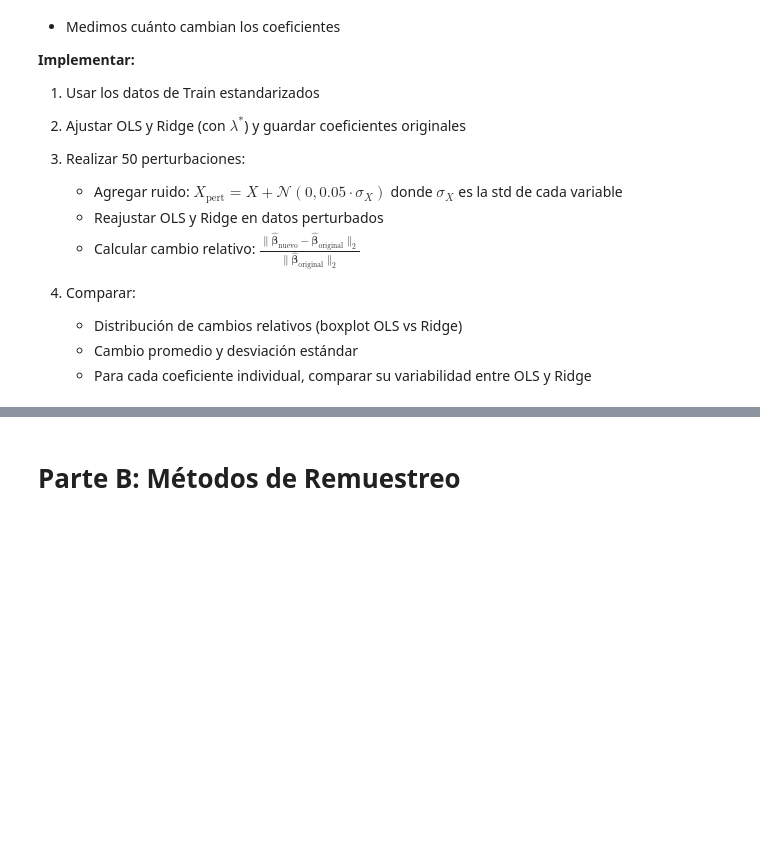
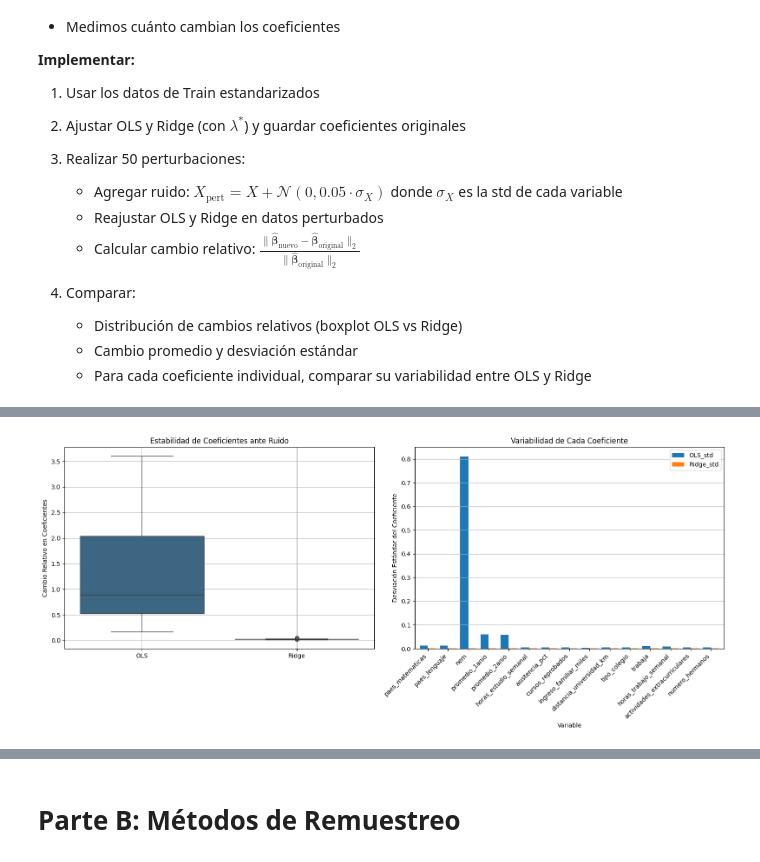
Before and after one commit to Taki3995/Tarea-2-EA, a Jupyter notebook: Tarea_2-ICD3152-2-2025.ipynb, the cells around one changed output, grey strips where cells are left out. Saved outputs shown, nothing was run; the diff lists cells and outputs as text; code cells hidden in the pictures; blank space fills up the shorter version.

```diff
--- a/Tarea_2-ICD3152-2-2025.ipynb
+++ b/Tarea_2-ICD3152-2-2025.ipynb
@@ -425,0 +416,95 @@ Supera a OLS porque la enorme reducción en la varianza que se consigue con esta
+# %%
+# 1. Usar datos de Train estandarizados
+# Ya estandarizados en la seccion anterior
+
+# 2. Ajustar OLS y Ridge (con $\lambda^*$) y guardar coeficientes originales
+# Modelo OLS original
+ols_original = LinearRegression()
+ols_original.fit(X_train_scaled, y_train)
+coef_ols_original = ols_original.coef_
+
+# Modelo Ridge original con lambda óptimo
+ridge_original = Ridge(alpha=optimal_lambda)
+ridge_original.fit(X_train_scaled, y_train)
+coef_ridge_original = ridge_original.coef_
+
+# Listas para almacenar los resultados de las perturbaciones
+ols_relative_changes = []
+ridge_relative_changes = []
+ols_perturbed_coeffs = []
+ridge_perturbed_coeffs = []
+
+# 3. Realizar 50 perturbaciones
+n_perturbations = 50
+# La std de los datos estandarizados es 1, por lo que el ruido es N(0, 0.05)
+noise_std = 0.05
+
+for i in range(n_perturbations):
+    # Agregar ruido gaussiano
+    noise = np.random.normal(loc=0, scale=noise_std, size=X_train_scaled.shape)
+    X_perturbed = X_train_scaled + noise
+
+    # Reajustar OLS en datos perturbados
+    ols_perturbed = LinearRegression()
+    ols_perturbed.fit(X_perturbed, y_train)
+    coef_ols_new = ols_perturbed.coef_
+
+    # Reajustar Ridge en datos perturbados
+    ridge_perturbed = Ridge(alpha=optimal_lambda)
+    ridge_perturbed.fit(X_perturbed, y_train)
+    coef_ridge_new = ridge_perturbed.coef_
+
+    # Calcular y guardar el cambio relativo
+    ols_change = np.linalg.norm(coef_ols_new - coef_ols_original) / np.linalg.norm(coef_ols_original)
+    ridge_change = np.linalg.norm(coef_ridge_new - coef_ridge_original) / np.linalg.norm(coef_ridge_original)
+
+    ols_relative_changes.append(ols_change)
+    ridge_relative_changes.append(ridge_change)
+
+    # Guardar los coeficientes perturbados para análisis individual
+    ols_perturbed_coeffs.append(coef_ols_new)
+    ridge_perturbed_coeffs.append(coef_ridge_new)
+
+
+# 4. Comparar los resultados
+# Boxplot de cambios relativos
+plt.figure(figsize=(16, 7))
+plt.subplot(1, 2, 1)
+sns.boxplot(data=[ols_relative_changes, ridge_relative_changes], palette="viridis")
+plt.xticks([0, 1], ['OLS', 'Ridge'])
+plt.ylabel('Cambio Relativo en Coeficientes')
+plt.title('Estabilidad de Coeficientes ante Ruido')
+plt.grid(True)
+
+# Comparación de variabilidad de coeficientes individuales
+ols_coeffs_std = np.std(np.array(ols_perturbed_coeffs), axis=0)
+ridge_coeffs_std = np.std(np.array(ridge_perturbed_coeffs), axis=0)
+
+# Crear DataFrame para la visualización
+coeffs_variability = pd.DataFrame({
+    'Variable': X_predictors.columns,
+    'OLS_std': ols_coeffs_std,
+    'Ridge_std': ridge_coeffs_std
+})
+
+ax = plt.subplot(1, 2, 2)
+coeffs_variability.plot(x='Variable', y=['OLS_std', 'Ridge_std'], kind='bar', ax=ax, width=0.8)
+plt.ylabel('Desviación Estándar del Coeficiente')
+plt.title('Variabilidad de Cada Coeficiente')
+plt.xticks(rotation=45, ha='right')
+plt.grid(axis='y')
+plt.tight_layout()
+plt.show()
+
+
+# Cambio promedio y desviación estándar
+print("--- Análisis de Estabilidad Numérica ---")
+print(f"Cambio Relativo Promedio en OLS: {np.mean(ols_relative_changes):.4f} (std: {np.std(ols_relative_changes):.4f})")
+print(f"Cambio Relativo Promedio en Ridge: {np.mean(ridge_relative_changes):.4f} (std: {np.std(ridge_relative_changes):.4f})")
+
+if np.mean(ridge_relative_changes) < np.mean(ols_relative_changes):
+    print("\nEl modelo Ridge es significativamente más estable que el modelo OLS.")
+else:
+    print("\nEl modelo Ridge no muestra una mejora en estabilidad sobre OLS.")
+# %% [output]
+[figure, added]
```
Also changed, not shown: parts of 4 cells of this notebook.
